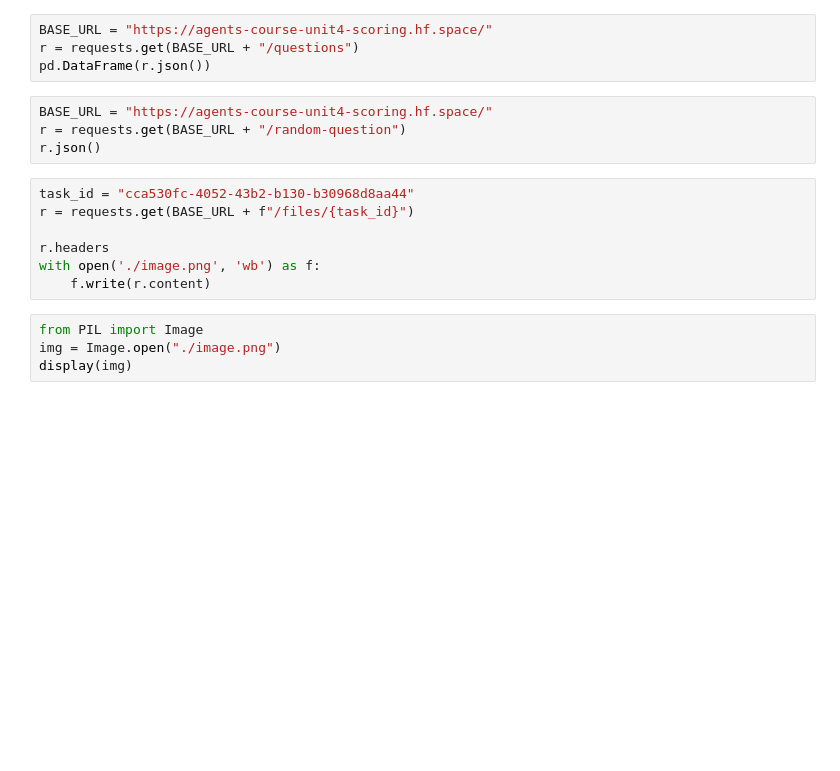
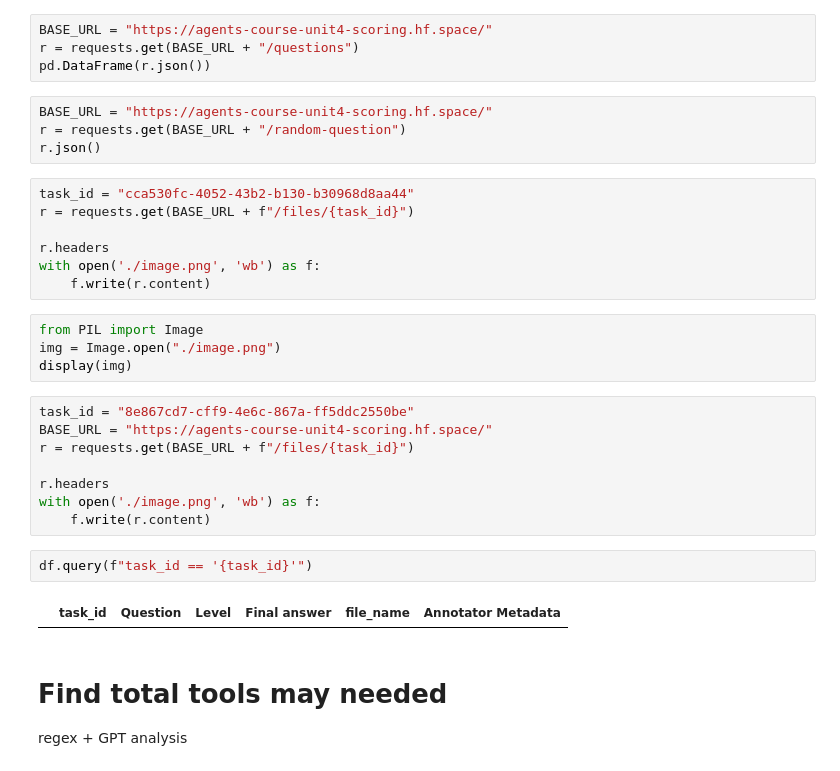
Before and after one commit to Jerryson520/agent, a Jupyter notebook: Exploration.ipynb, the cells around one changed output. Saved outputs shown, nothing was run; the diff lists cells and outputs as text; blank space fills up the shorter version.

```diff
--- a/Exploration.ipynb
+++ b/Exploration.ipynb
@@ -29,3 +37,19 @@ with open('./image.png', 'wb') as f:
 from PIL import Image
 img = Image.open("./image.png")
 display(img)
+# %%
+task_id = "8e867cd7-cff9-4е6с-867a-ff5ddc2550be"
+BASE_URL = "https://agents-course-unit4-scoring.hf.space/"
+r = requests.get(BASE_URL + f"/files/{task_id}")
+
+r.headers
+with open('./image.png', 'wb') as f:
+    f.write(r.content)
+# %%
+df.query(f"task_id == '{task_id}'")
+# %% [output]
+|  | task_id | Question | Level | Final answer | file_name | Annotator Metadata |
+# %% [markdown]
+# Find total tools may needed
+
+regex + GPT analysis
```
Also changed, not shown: parts of 16 cells of this notebook, 2 other files.
